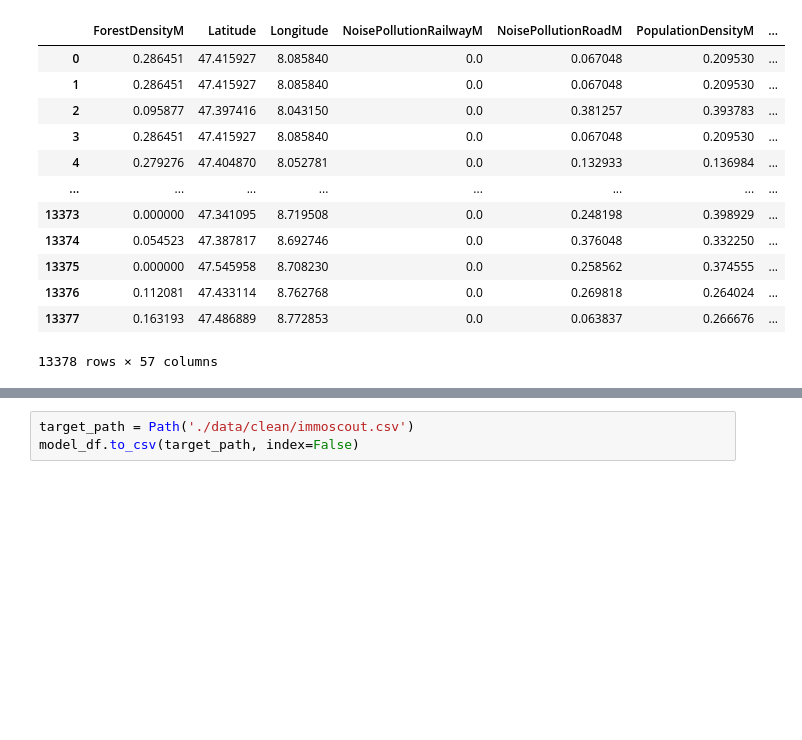
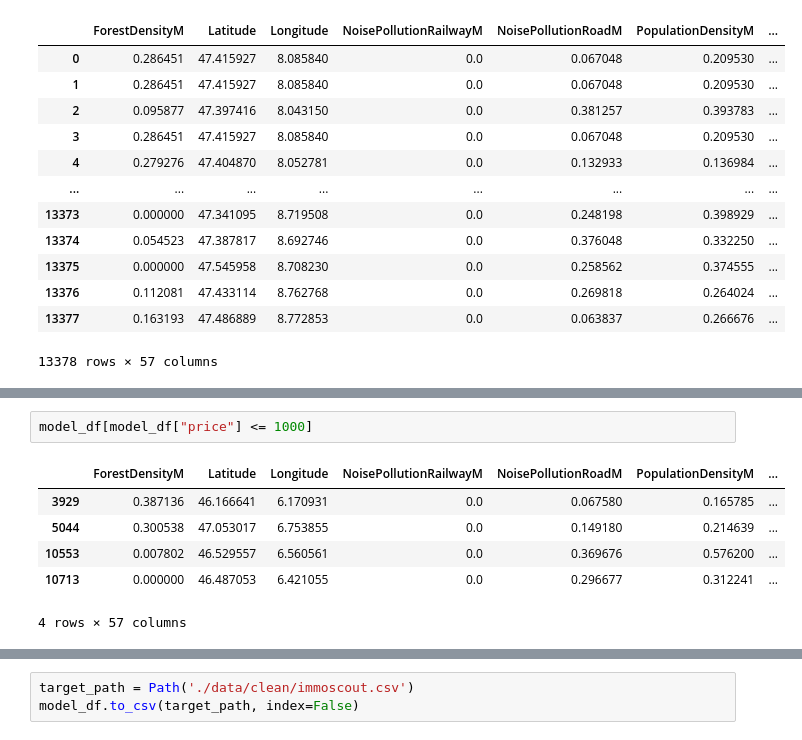
Before and after one commit to marvinvr/fhnw-cml1, a Jupyter notebook: 01_data_wrangling.ipynb, the cells around one changed output, grey strips where cells are left out. Drawn from its saved outputs; the diff is of its cells as text; blank space fills up the shorter version.

```diff
--- a/01_data_wrangling.ipynb
+++ b/01_data_wrangling.ipynb
@@ -267,0 +422,9 @@ model_df
+# %%
+model_df[model_df["price"] <= 1000]
+# %% [output]
+|  | ForestDensityM | Latitude | Longitude | NoisePollutionRailwayM | NoisePollutionRoadM | PopulationDensityM | ... |
+| 3929 | 0.387136 | 46.166641 | 6.170931 | 0.0 | 0.067580 | 0.165785 | ... |
+| 5044 | 0.300538 | 47.053017 | 6.753855 | 0.0 | 0.149180 | 0.214639 | ... |
+| 10553 | 0.007802 | 46.529557 | 6.560561 | 0.0 | 0.369676 | 0.576200 | ... |
+| 10713 | 0.000000 | 46.487053 | 6.421055 | 0.0 | 0.296677 | 0.312241 | ... |
+4 rows × 57 columns
```
Also changed, not shown: parts of 17 cells of this notebook, 8 other files.
